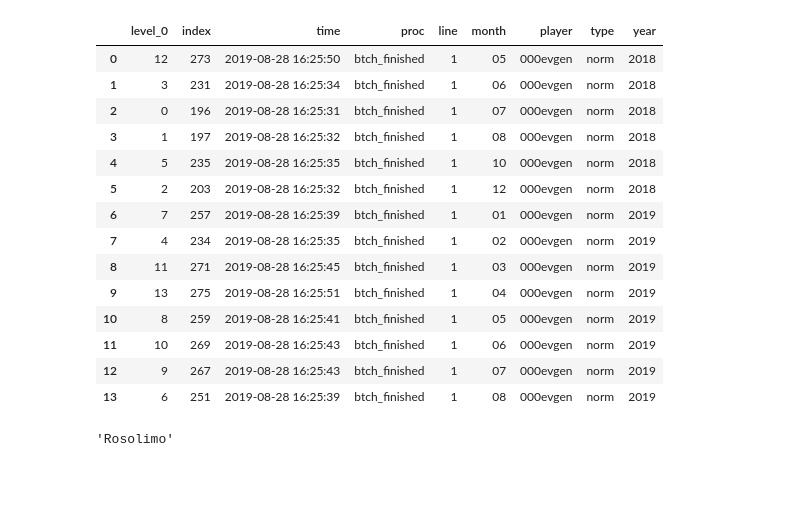
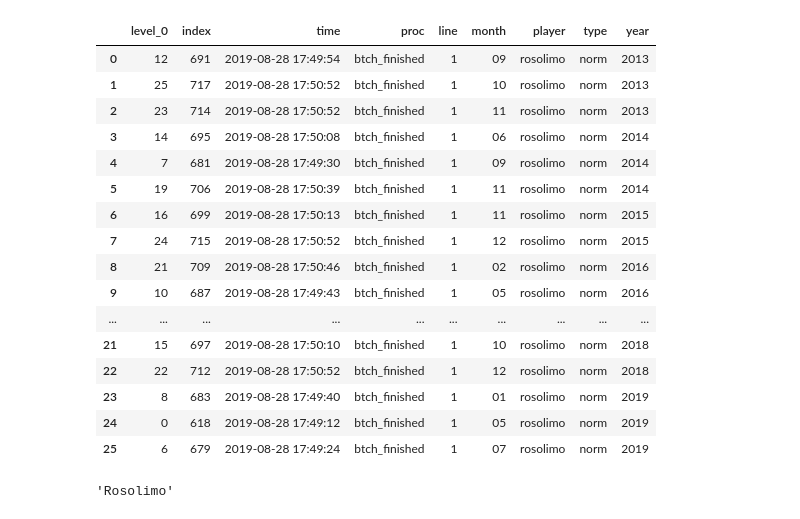
Before and after one commit to rosolimo212/chesscom, a Jupyter notebook: Current_user_forec.ipynb, the cells around one changed output. Cells and saved outputs as stored; diff of their text form; code cells hidden in the pictures; blank space fills up the shorter version.

```diff
--- a/Current_user_forec.ipynb
+++ b/Current_user_forec.ipynb
@@ -90,6 +94,6 @@ fe
 # %%
 api=log_parse(log_df, 'api_call_sucess')
-saved=log_parse(log_df, 'btch_finished')
+btch_finished=log_parse(log_df, 'btch_finished')
 # %%
 api
 # %% [output]
@@ -113,21 +117,23 @@ api
-# %%
-saved
-# %% [output]
-|  | level_0 | index | time | proc | line | month | player | type | year |
-| 0 | 12 | 273 | 2019-08-28 16:25:50 | btch_finished | 1 | 05 | 000evgen | norm | 2018 |
-| 1 | 3 | 231 | 2019-08-28 16:25:34 | btch_finished | 1 | 06 | 000evgen | norm | 2018 |
-| 2 | 0 | 196 | 2019-08-28 16:25:31 | btch_finished | 1 | 07 | 000evgen | norm | 2018 |
-| 3 | 1 | 197 | 2019-08-28 16:25:32 | btch_finished | 1 | 08 | 000evgen | norm | 2018 |
-| 4 | 5 | 235 | 2019-08-28 16:25:35 | btch_finished | 1 | 10 | 000evgen | norm | 2018 |
-| 5 | 2 | 203 | 2019-08-28 16:25:32 | btch_finished | 1 | 12 | 000evgen | norm | 2018 |
-| 6 | 7 | 257 | 2019-08-28 16:25:39 | btch_finished | 1 | 01 | 000evgen | norm | 2019 |
-| 7 | 4 | 234 | 2019-08-28 16:25:35 | btch_finished | 1 | 02 | 000evgen | norm | 2019 |
-| 8 | 11 | 271 | 2019-08-28 16:25:45 | btch_finished | 1 | 03 | 000evgen | norm | 2019 |
-| 9 | 13 | 275 | 2019-08-28 16:25:51 | btch_finished | 1 | 04 | 000evgen | norm | 2019 |
-| 10 | 8 | 259 | 2019-08-28 16:25:41 | btch_finished | 1 | 05 | 000evgen | norm | 2019 |
-| 11 | 10 | 269 | 2019-08-28 16:25:43 | btch_finished | 1 | 06 | 000evgen | norm | 2019 |
-| 12 | 9 | 267 | 2019-08-28 16:25:43 | btch_finished | 1 | 07 | 000evgen | norm | 2019 |
-| 13 | 6 | 251 | 2019-08-28 16:25:39 | btch_finished | 1 | 08 | 000evgen | norm | 2019 |
+# %%
+btch_finished
+# %% [output]
+|  | level_0 | index | time | proc | line | month | player | type | year |
+| 0 | 12 | 691 | 2019-08-28 17:49:54 | btch_finished | 1 | 09 | rosolimo | norm | 2013 |
+| 1 | 25 | 717 | 2019-08-28 17:50:52 | btch_finished | 1 | 10 | rosolimo | norm | 2013 |
+| 2 | 23 | 714 | 2019-08-28 17:50:52 | btch_finished | 1 | 11 | rosolimo | norm | 2013 |
+| 3 | 14 | 695 | 2019-08-28 17:50:08 | btch_finished | 1 | 06 | rosolimo | norm | 2014 |
+| 4 | 7 | 681 | 2019-08-28 17:49:30 | btch_finished | 1 | 09 | rosolimo | norm | 2014 |
+| 5 | 19 | 706 | 2019-08-28 17:50:39 | btch_finished | 1 | 11 | rosolimo | norm | 2014 |
+| 6 | 16 | 699 | 2019-08-28 17:50:13 | btch_finished | 1 | 11 | rosolimo | norm | 2015 |
+| 7 | 24 | 715 | 2019-08-28 17:50:52 | btch_finished | 1 | 12 | rosolimo | norm | 2015 |
+| 8 | 21 | 709 | 2019-08-28 17:50:46 | btch_finished | 1 | 02 | rosolimo | norm | 2016 |
+| 9 | 10 | 687 | 2019-08-28 17:49:43 | btch_finished | 1 | 05 | rosolimo | norm | 2016 |
+| ... | ... | ... | ... | ... | ... | ... | ... | ... | ... |
+| 21 | 15 | 697 | 2019-08-28 17:50:10 | btch_finished | 1 | 10 | rosolimo | norm | 2018 |
+| 22 | 22 | 712 | 2019-08-28 17:50:52 | btch_finished | 1 | 12 | rosolimo | norm | 2018 |
+| 23 | 8 | 683 | 2019-08-28 17:49:40 | btch_finished | 1 | 01 | rosolimo | norm | 2019 |
+| 24 | 0 | 618 | 2019-08-28 17:49:12 | btch_finished | 1 | 05 | rosolimo | norm | 2019 |
+| 25 | 6 | 679 | 2019-08-28 17:49:24 | btch_finished | 1 | 07 | rosolimo | norm | 2019 |
 # %%
 user_list=['andreyvict', 'sever043', 'Rosolimo']
 user=user_list[2]
```
Also changed, not shown: parts of 5 cells of this notebook, 1 other file.
